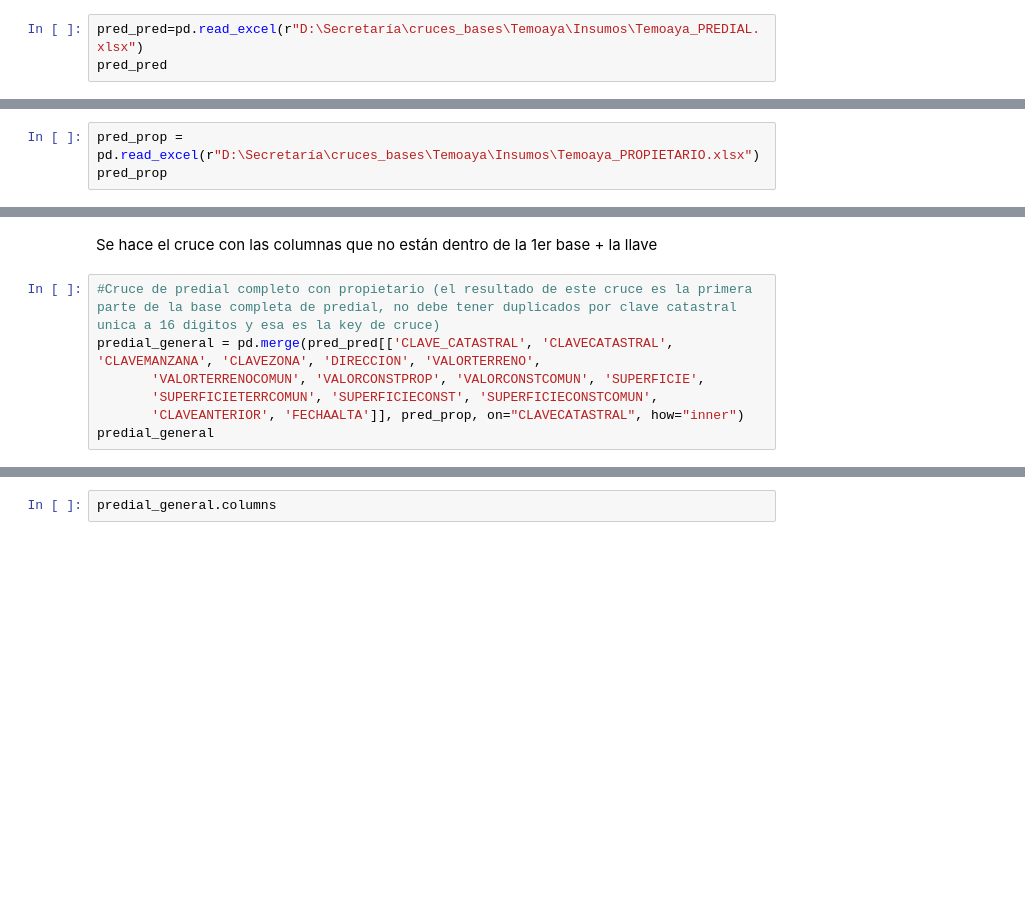
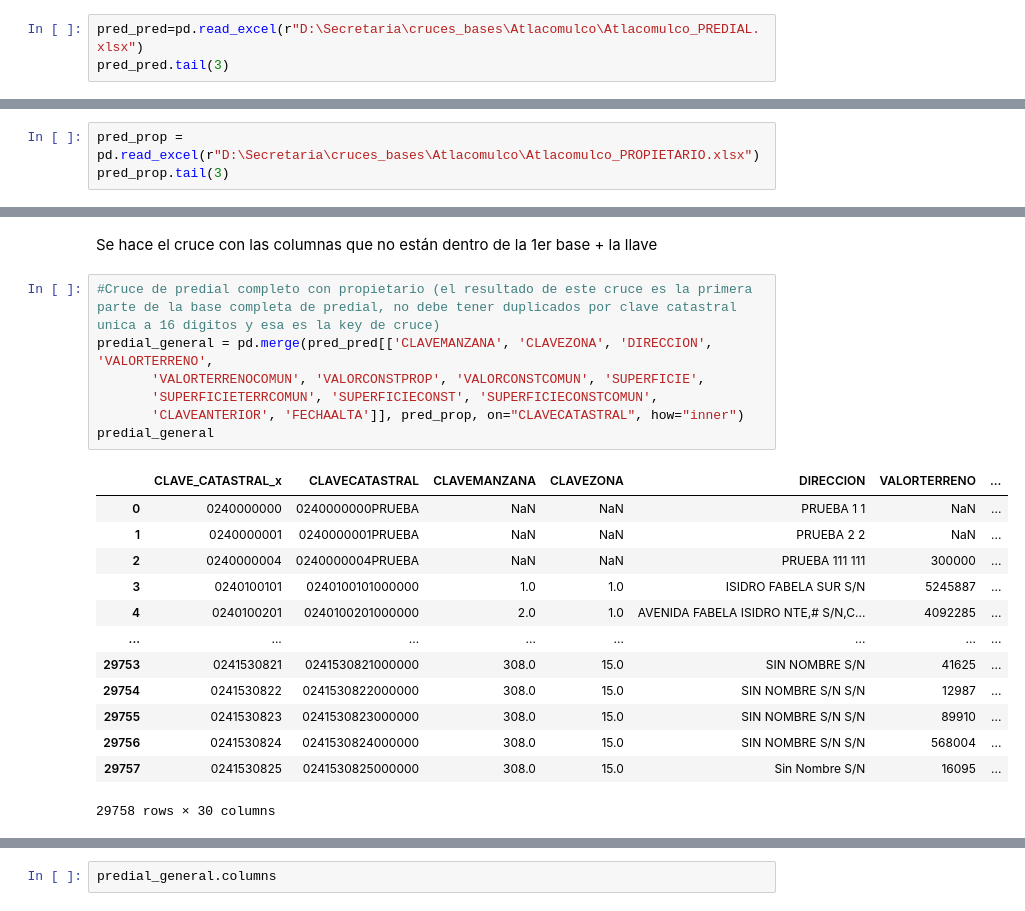
Before and after one commit to DiosLara/Newst_codes, a Jupyter notebook: preparacion_datos/copia_crucesxpredial.ipynb, the cells around one changed output, grey strips where cells are left out. Saved outputs shown, nothing was run; the diff lists cells and outputs as text; blank space fills up the shorter version.

```diff
--- a/preparacion_datos/copia_crucesxpredial.ipynb
+++ b/preparacion_datos/copia_crucesxpredial.ipynb
@@ -219,5 +519,5 @@ cruce_predial_manz.to_csv(r"D:\Secretaría\cruces_bases\Temoaya/cruce_predial_cu
 # %% [markdown]
 Lectura de las 3 bases de predial (Predial, propietario y deudores)
 # %%
-pred_pred=pd.read_excel(r"D:\Secretaría\cruces_bases\Temoaya\Insumos\Temoaya_PREDIAL.xlsx")
-pred_pred
+pred_pred=pd.read_excel(r"D:\Secretaria\cruces_bases\Atlacomulco\Atlacomulco_PREDIAL.xlsx")
+pred_pred.tail(3)
@@ -224,3 +530,3 @@ pred_pred
 # %%
-pred_prop = pd.read_excel(r"D:\Secretaría\cruces_bases\Temoaya\Insumos\Temoaya_PROPIETARIO.xlsx")
-pred_prop
+pred_prop = pd.read_excel(r"D:\Secretaria\cruces_bases\Atlacomulco\Atlacomulco_PROPIETARIO.xlsx")
+pred_prop.tail(3)
@@ -270,11 +643,25 @@ pred_pred.dtypes
 Se hace el cruce con las columnas que no están dentro de la 1er base + la llave
 # %%
 #Cruce de predial completo con propietario (el resultado de este cruce es la primera parte de la base completa de predial, no debe tener duplicados por clave catastral unica a 16 digitos y esa es la key de cruce)
-predial_general = pd.merge(pred_pred[['CLAVE_CATASTRAL', 'CLAVECATASTRAL', 'CLAVEMANZANA', 'CLAVEZONA', 'DIRECCION', 'VALORTERRENO',
+predial_general = pd.merge(pred_pred[['CLAVEMANZANA', 'CLAVEZONA', 'DIRECCION', 'VALORTERRENO',
        'VALORTERRENOCOMUN', 'VALORCONSTPROP', 'VALORCONSTCOMUN', 'SUPERFICIE',
        'SUPERFICIETERRCOMUN', 'SUPERFICIECONST', 'SUPERFICIECONSTCOMUN',
        'CLAVEANTERIOR', 'FECHAALTA']], pred_prop, on="CLAVECATASTRAL", how="inner")
 predial_general
+# %% [output]
+|  | CLAVE_CATASTRAL_x | CLAVECATASTRAL | CLAVEMANZANA | CLAVEZONA | DIRECCION | VALORTERRENO | ... |
+| 0 | 0240000000 | 0240000000PRUEBA | NaN | NaN | PRUEBA 1 1 | NaN | ... |
+| 1 | 0240000001 | 0240000001PRUEBA | NaN | NaN | PRUEBA 2 2 | NaN | ... |
+| 2 | 0240000004 | 0240000004PRUEBA | NaN | NaN | PRUEBA 111 111 | 300000 | ... |
+| 3 | 0240100101 | 0240100101000000 | 1.0 | 1.0 | ISIDRO FABELA SUR S/N | 5245887 | ... |
+| 4 | 0240100201 | 0240100201000000 | 2.0 | 1.0 | AVENIDA FABELA ISIDRO NTE,# S/N,C... | 4092285 | ... |
+| ... | ... | ... | ... | ... | ... | ... | ... |
+| 29753 | 0241530821 | 0241530821000000 | 308.0 | 15.0 | SIN NOMBRE S/N | 41625 | ... |
+| 29754 | 0241530822 | 0241530822000000 | 308.0 | 15.0 | SIN NOMBRE S/N S/N | 12987 | ... |
+| 29755 | 0241530823 | 0241530823000000 | 308.0 | 15.0 | SIN NOMBRE S/N S/N | 89910 | ... |
+| 29756 | 0241530824 | 0241530824000000 | 308.0 | 15.0 | SIN NOMBRE S/N S/N | 568004 | ... |
+| 29757 | 0241530825 | 0241530825000000 | 308.0 | 15.0 | Sin Nombre S/N | 16095 | ... |
+29758 rows × 30 columns
 # %%
 #Al cruzar se generara x y y al existir la columna simultaneamente en las bases, se dejará la que tenga mayor peso
 predial_general['CLAVE_CATASTRAL']=predial_general.CLAVE_CATASTRAL_x.combine_first(predial_general.CLAVE_CATASTRAL_y)
```
Also changed, not shown: parts of 72 cells of this notebook.
